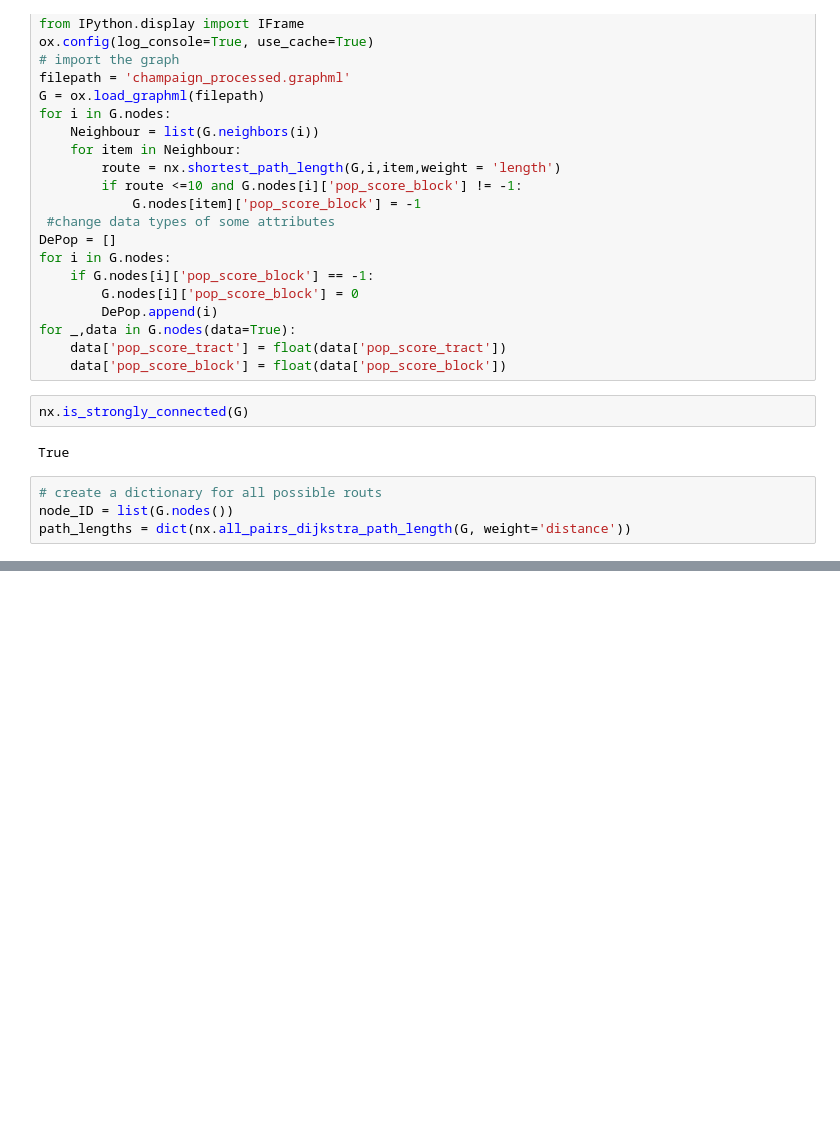
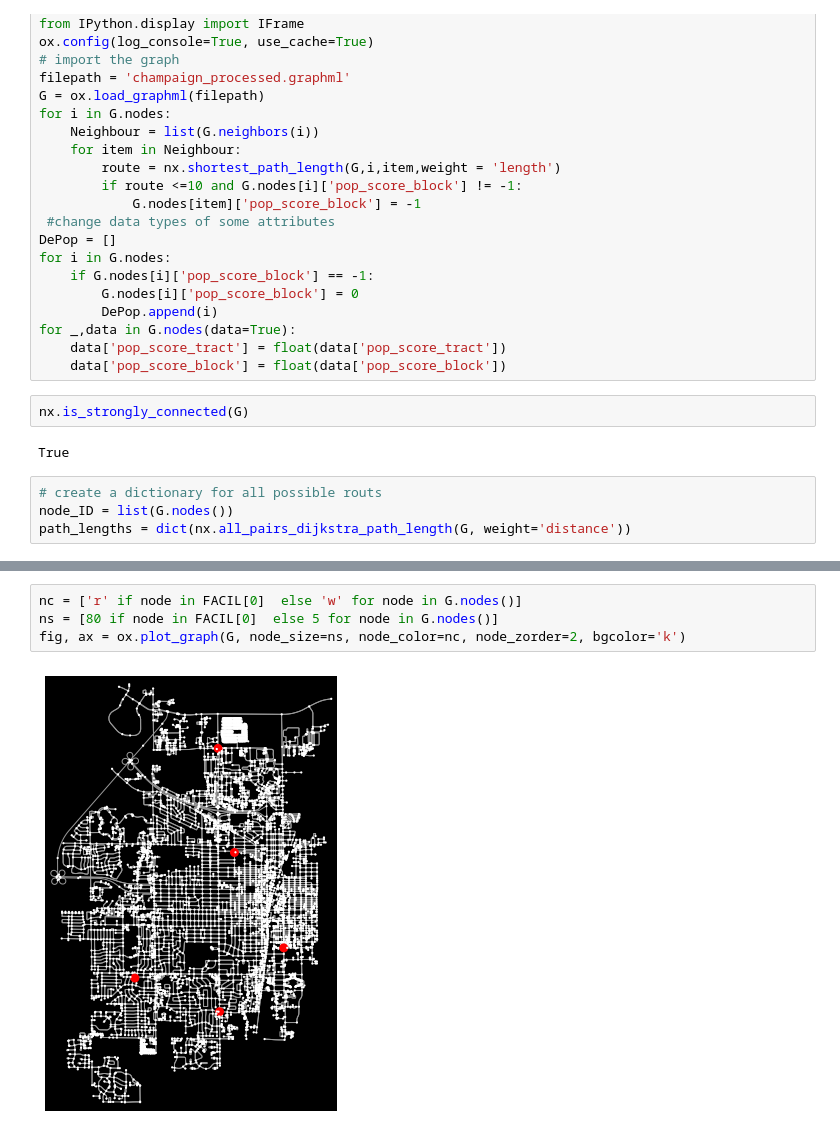
Before and after one commit to idonothaveorganization/Mapping_Project, a Jupyter notebook: CookieDough.ipynb, the cells around one changed output, grey strips where cells are left out. Cells and saved outputs as stored; diff of their text form; blank space fills up the shorter version.

```diff
--- a/CookieDough.ipynb
+++ b/CookieDough.ipynb
@@ -115,0 +110,6 @@ SCORE_N
+# %%
+nc = ['r' if node in FACIL[0]  else 'w' for node in G.nodes()]
+ns = [80 if node in FACIL[0]  else 5 for node in G.nodes()]
+fig, ax = ox.plot_graph(G, node_size=ns, node_color=nc, node_zorder=2, bgcolor='k')
+# %% [output]
+[figure, added]
```
Also changed, not shown: parts of 5 cells of this notebook.
